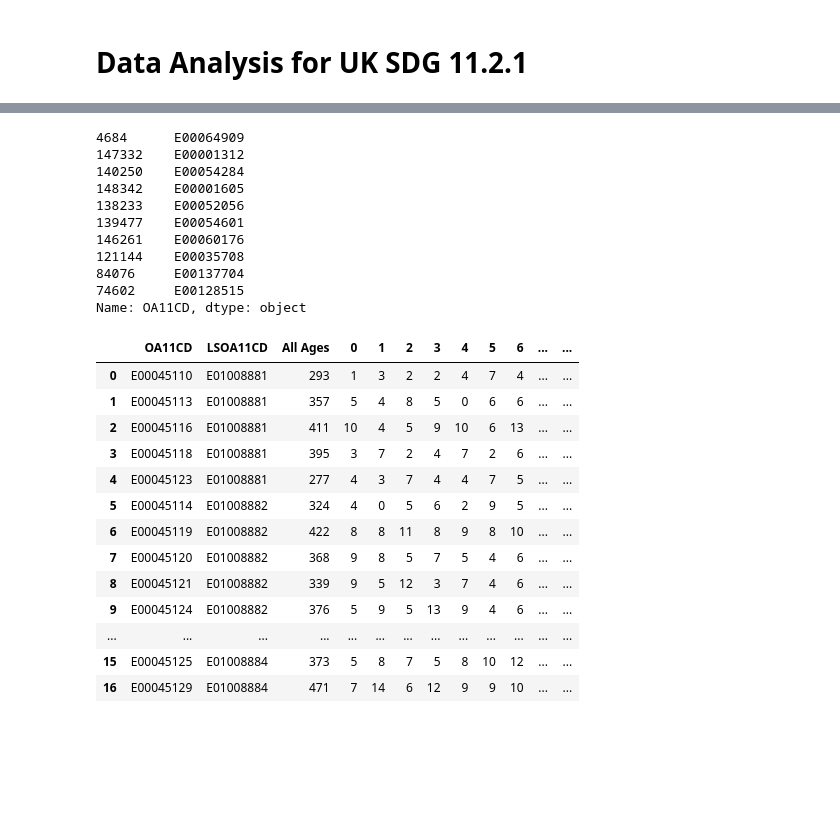
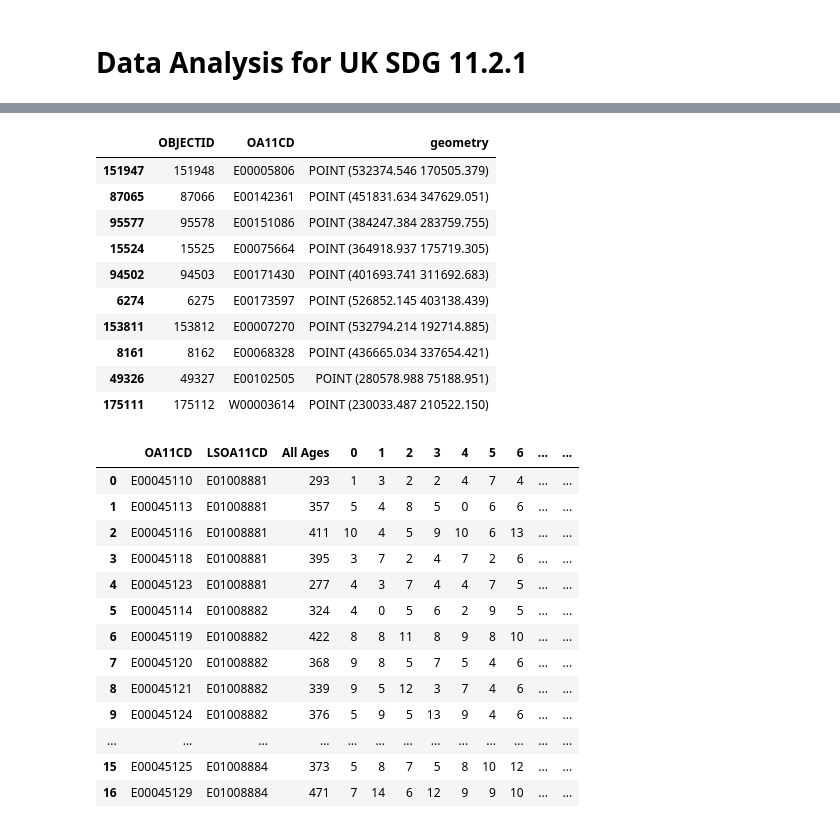
Before and after one commit to ONSdigital/SDG_11.2.1, a Jupyter notebook: SDG_11.2.1.ipynb, the cells around one changed output, grey strips where cells are left out. Cells and saved outputs as stored; diff of their text form; code cells hidden in the pictures; blank space fills up the shorter version.

```diff
--- a/SDG_11.2.1.ipynb
+++ b/SDG_11.2.1.ipynb
@@ -178,24 +154,24 @@ wmids_before = Wmids_pop_df.columns
 # %%
 # Get population weighted centroids into a dataframe
-uk_pop_wtd_centr_df = (geo_df_from_geospatialfile
+uk_pop_wtd_geometrycentr_df = (geo_df_from_geospatialfile
                        (os.path.join
                         (data_dir,
                          'pop_weighted_centroids')))
 # %%
 # Understanding was the OA11CD codes look like by taking a sample.
-uk_pop_wtd_centr_df.OA11CD.sample(10)
+uk_pop_wtd_centr_df.sample(10)
 # %% [output]
-4684      E00064909
-147332    E00001312
-140250    E00054284
-148342    E00001605
-138233    E00052056
-139477    E00054601
-146261    E00060176
-121144    E00035708
-84076     E00137704
-74602     E00128515
-Name: OA11CD, dtype: object
+|  | OBJECTID | OA11CD | geometry |
+| 151947 | 151948 | E00005806 | POINT (532374.546 170505.379) |
+| 87065 | 87066 | E00142361 | POINT (451831.634 347629.051) |
+| 95577 | 95578 | E00151086 | POINT (384247.384 283759.755) |
+| 15524 | 15525 | E00075664 | POINT (364918.937 175719.305) |
+| 94502 | 94503 | E00171430 | POINT (401693.741 311692.683) |
+| 6274 | 6275 | E00173597 | POINT (526852.145 403138.439) |
+| 153811 | 153812 | E00007270 | POINT (532794.214 192714.885) |
+| 8161 | 8162 | E00068328 | POINT (436665.034 337654.421) |
+| 49326 | 49327 | E00102505 | POINT (280578.988 75188.951) |
+| 175111 | 175112 | W00003614 | POINT (230033.487 210522.150) |
 # %%
 # Joining the population dataframe to the centroids dataframe
 Wmids_pop_df =Wmids_pop_df.join(other=uk_pop_wtd_centr_df.set_index('OA11CD'), on='OA11CD', how='left')
```
Also changed, not shown: parts of 26 cells of this notebook, 1 other file.
